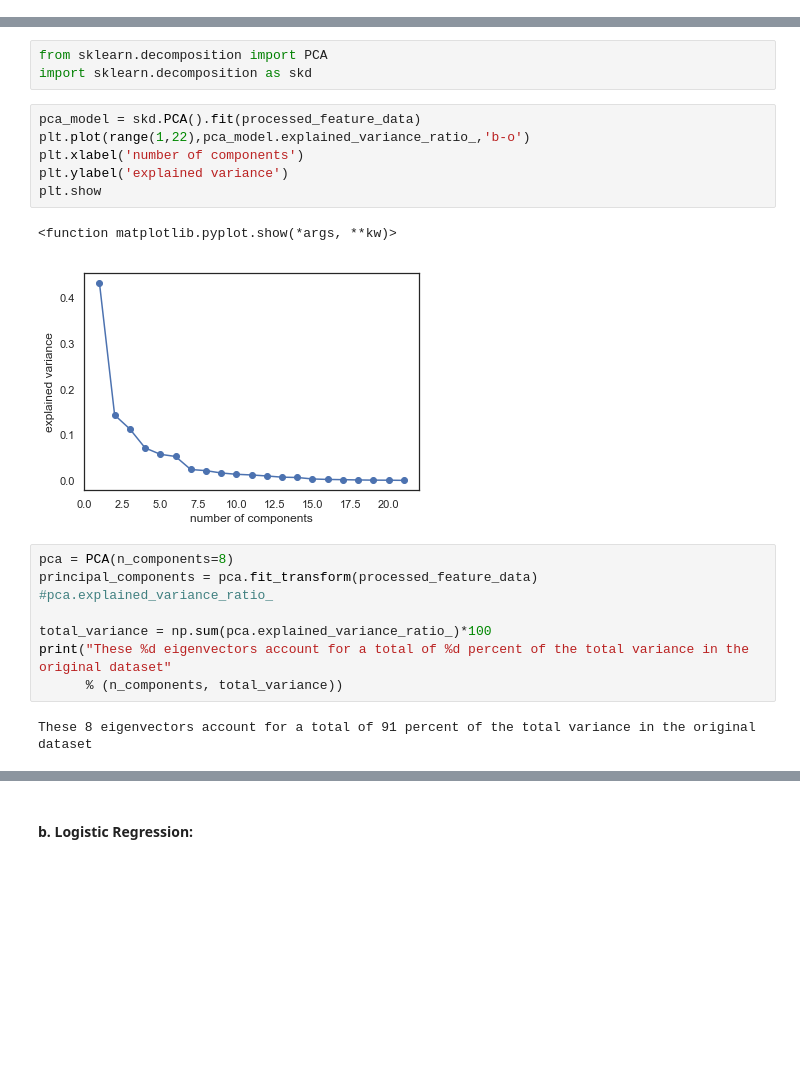
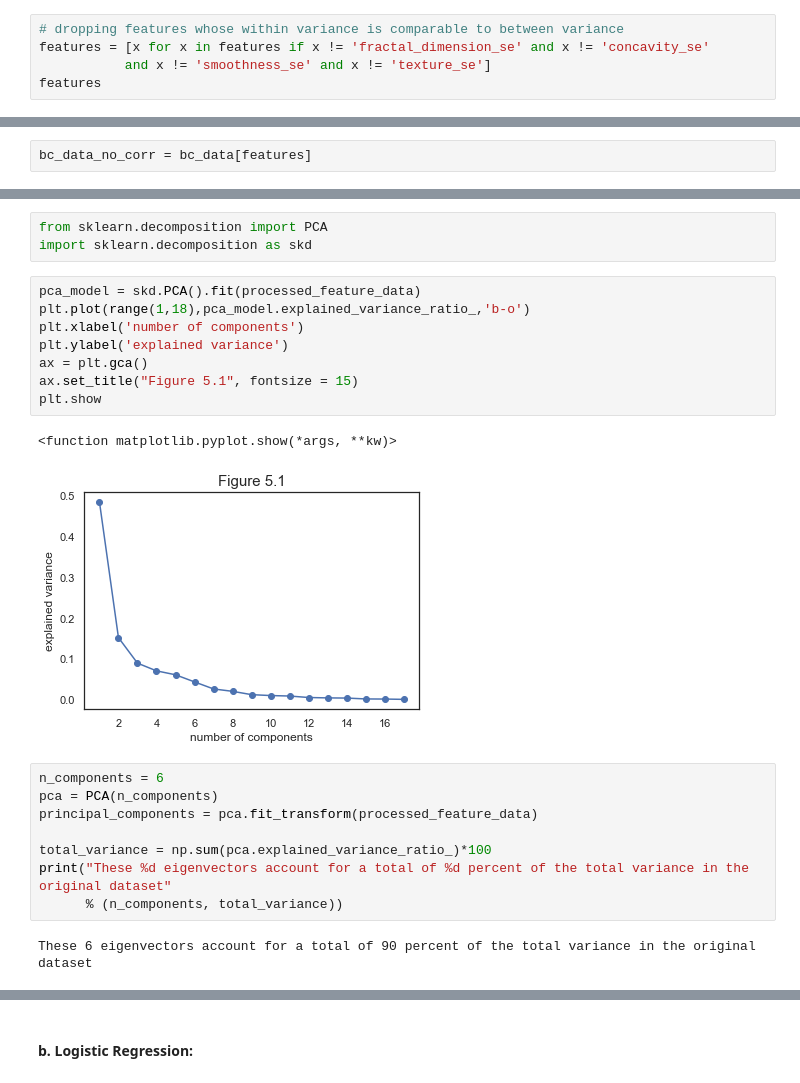
Before and after one commit to daniellaraz/Breast_Cancer_Project, a Jupyter notebook: Breast_Cancer_Exploration.ipynb, the cells around one changed output, grey strips where cells are left out. Cells and saved outputs as stored; diff of their text form; blank space fills up the shorter version.

```diff
--- a/Breast_Cancer_Exploration.ipynb
+++ b/Breast_Cancer_Exploration.ipynb
@@ -346,3 +369,8 @@ for feature in features[1:]:
 [figure]
 [figure]
 ... (9 outputs left out)
+# %%
+# dropping features whose within variance is comparable to between variance
+features = [x for x in features if x != 'fractal_dimension_se' and x != 'concavity_se'
+           and x != 'smoothness_se' and x != 'texture_se']
+features
@@ -349,3 +396,5 @@ for feature in features[1:]:
+# %%
+bc_data_no_corr = bc_data[features]
 # %% [markdown]
 #### **f. Standardizing Data** <a name="Standardizing"></a>
 # %% [markdown]
@@ -450,23 +481,25 @@ from sklearn.decomposition import PCA
 import sklearn.decomposition as skd
 # %%
 pca_model = skd.PCA().fit(processed_feature_data)
-plt.plot(range(1,22),pca_model.explained_variance_ratio_,'b-o')
+plt.plot(range(1,18),pca_model.explained_variance_ratio_,'b-o')
 plt.xlabel('number of components')
 plt.ylabel('explained variance')
+ax = plt.gca()
+ax.set_title("Figure 5.1", fontsize = 15)
 plt.show
 # %% [output]
 <function matplotlib.pyplot.show(*args, **kw)>
-[figure, old version]
+[figure, new version]
 # %%
-pca = PCA(n_components=8)
+n_components = 6
+pca = PCA(n_components)
 principal_components = pca.fit_transform(processed_feature_data)
-#pca.explained_variance_ratio_
 
 total_variance = np.sum(pca.explained_variance_ratio_)*100
 print("These %d eigenvectors account for a total of %d percent of the total variance in the original dataset"
       % (n_components, total_variance))
 # %% [output]
-These 8 eigenvectors account for a total of 91 percent of the total variance in the original dataset
+These 6 eigenvectors account for a total of 90 percent of the total variance in the original dataset
 # %%
 def pca_results(data, pca):
 
```
Also changed, not shown: parts of 37 cells of this notebook.
